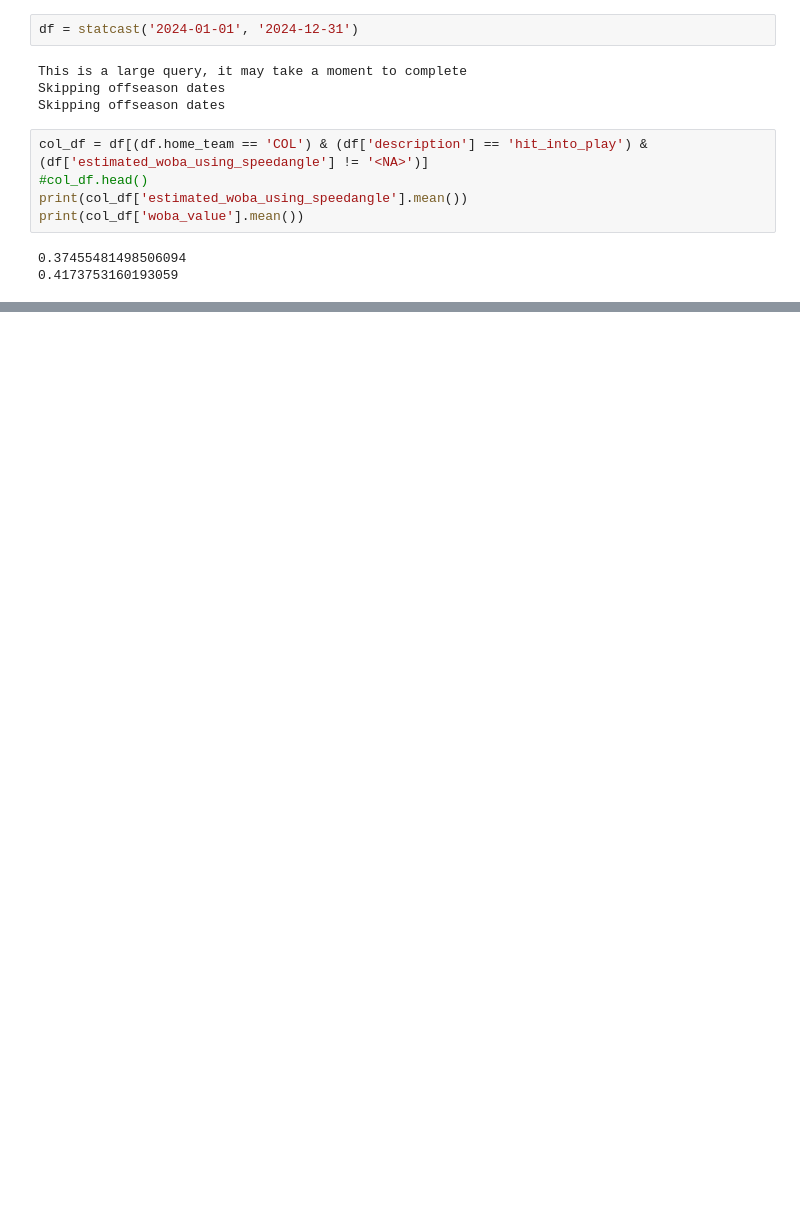
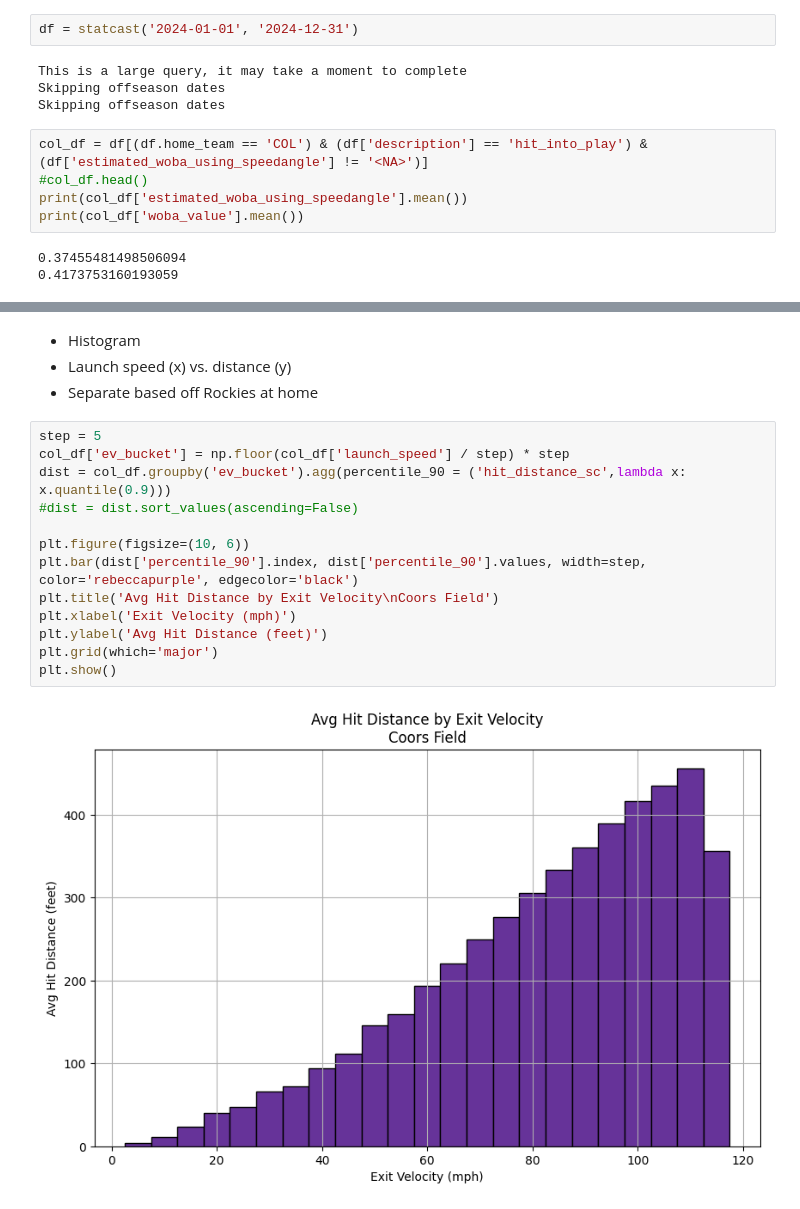
Before and after one commit to skparagas/Coors-Hangover-Effect, a Jupyter notebook: statcast.ipynb, the cells around one changed output, grey strips where cells are left out. Cells and saved outputs as stored; diff of their text form; blank space fills up the shorter version.

```diff
--- a/statcast.ipynb
+++ b/statcast.ipynb
@@ -50,0 +53,19 @@ plt.show()
+# %% [markdown]
+- Histogram
+- Launch speed (x) vs. distance (y)
+- Separate based off Rockies at home
+# %%
+step = 5
+col_df['ev_bucket'] = np.floor(col_df['launch_speed'] / step) * step
+dist = col_df.groupby('ev_bucket').agg(percentile_90 = ('hit_distance_sc',lambda x: x.quantile(0.9)))
+#dist = dist.sort_values(ascending=False)
+
+plt.figure(figsize=(10, 6))
+plt.bar(dist['percentile_90'].index, dist['percentile_90'].values, width=step, color='rebeccapurple', edgecolor='black')
+plt.title('Avg Hit Distance by Exit Velocity\nCoors Field')
+plt.xlabel('Exit Velocity (mph)')
+plt.ylabel('Avg Hit Distance (feet)')
+plt.grid(which='major')
+plt.show()
+# %% [output]
+[figure, added]
```
Also changed, not shown: parts of 7 cells of this notebook.
